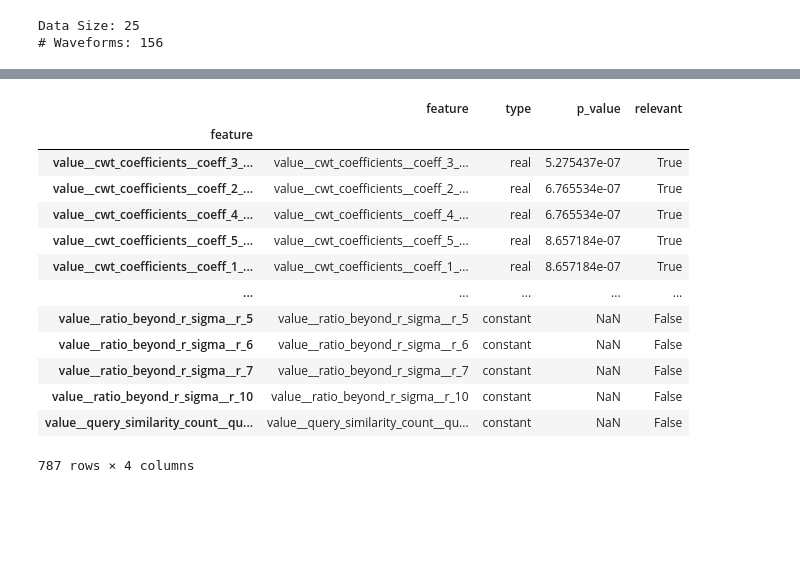
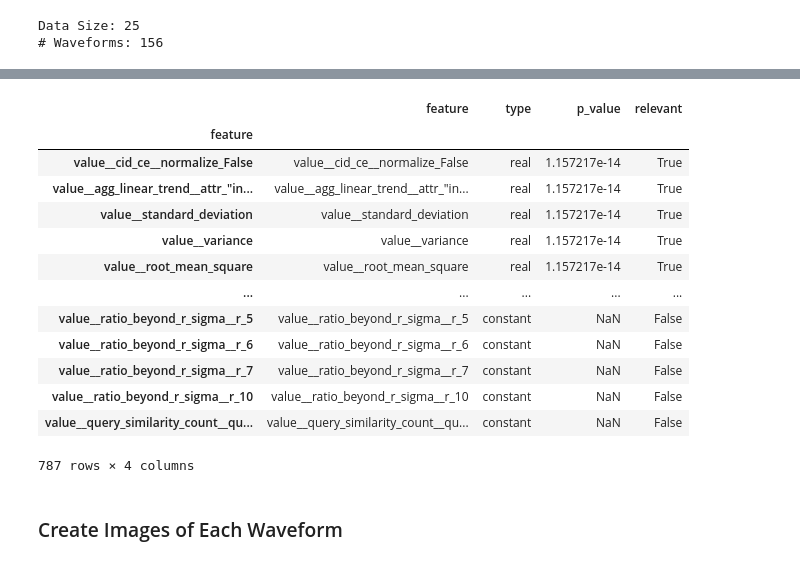
Before and after one commit to actsao/epahClassification, a Jupyter notebook: epahClassifier.ipynb, the cells around one changed output, grey strips where cells are left out. Saved outputs shown, nothing was run; the diff lists cells and outputs as text; code cells hidden in the pictures; blank space fills up the shorter version.

```diff
--- a/epahClassifier.ipynb
+++ b/epahClassifier.ipynb
@@ -152,0 +123,8 @@ for wave in waves:
+# %%
+waveforms = epah.waveforms['id'].unique()
+for wave_id in waveforms:
+    id_mask = epah.waveforms['id'].str.contains(wave_id, regex=False)
+    epah.waveforms.loc[id_mask, 'value_norm'] = (epah.waveforms[id_mask]['value'] - epah.waveforms[id_mask]['value'].mean()) / epah.waveforms[id_mask]['value'].std()
+#     epah.waveforms.loc[id_mask, 'value_norm'] = (epah.waveforms[id_mask]['value'] - epah.waveforms[id_mask]['value'].min()) / (epah.waveforms[id_mask]['value'].max() - epah.waveforms[id_mask]['value'].min())
+
+epah.waveforms
@@ -269,25 +284,25 @@ from tsfresh.feature_selection.relevance import calculate_relevance_table
 # %%
 # Remove Class
 # -1 -->  keep all 3 classes
 # 0  -->  PAH vs EPAH
 # 1  -->  Control vs EPAH
 # 2  -->  Control vs PAH
-class_remove = 1
+class_remove = 2
 
 y = epah.labels[epah.labels != class_remove]
 
 extracted_features = extract_features(epah.waveforms[epah.waveforms['id'].isin(y.index)], column_id='id', column_sort='time', column_value='value')
 impute(extracted_features)
 df_relevance_table = calculate_relevance_table(extracted_features, y)
 df_relevance_table
 # %% [output]
 |  | feature | type | p_value | relevant |
 | feature |  |  |  |  |
-| value__cwt_coefficients__coeff_3_... | value__cwt_coefficients__coeff_3_... | real | 5.275437e-07 | True |
-| value__cwt_coefficients__coeff_2_... | value__cwt_coefficients__coeff_2_... | real | 6.765534e-07 | True |
-| value__cwt_coefficients__coeff_4_... | value__cwt_coefficients__coeff_4_... | real | 6.765534e-07 | True |
-| value__cwt_coefficients__coeff_5_... | value__cwt_coefficients__coeff_5_... | real | 8.657184e-07 | True |
-| value__cwt_coefficients__coeff_1_... | value__cwt_coefficients__coeff_1_... | real | 8.657184e-07 | True |
+| value__cid_ce__normalize_False | value__cid_ce__normalize_False | real | 1.157217e-14 | True |
+| value__agg_linear_trend__attr_"in... | value__agg_linear_trend__attr_"in... | real | 1.157217e-14 | True |
+| value__standard_deviation | value__standard_deviation | real | 1.157217e-14 | True |
+| value__variance | value__variance | real | 1.157217e-14 | True |
+| value__root_mean_square | value__root_mean_square | real | 1.157217e-14 | True |
 | ... | ... | ... | ... | ... |
 | value__ratio_beyond_r_sigma__r_5 | value__ratio_beyond_r_sigma__r_5 | constant | NaN | False |
 | value__ratio_beyond_r_sigma__r_6 | value__ratio_beyond_r_sigma__r_6 | constant | NaN | False |
@@ -297,3 +312,5 @@ df_relevance_table
 787 rows × 4 columns
 # %%
 df_relevance_table.to_csv('relevance_table.csv')
+# %% [markdown]
+### Create Images of Each Waveform
```
Also changed, not shown: parts of 12 cells of this notebook.
